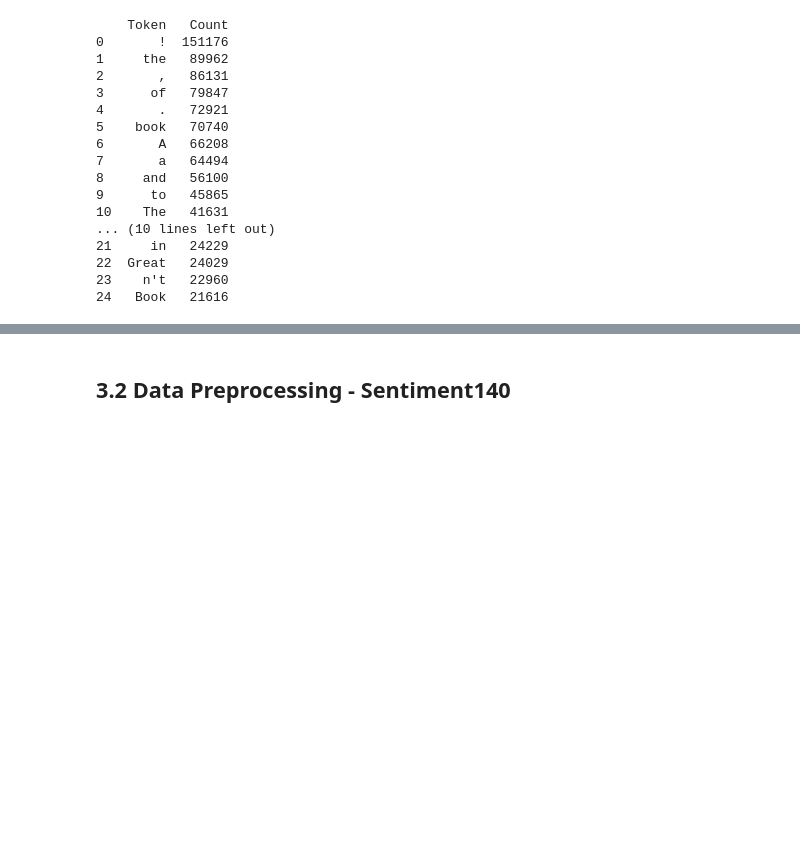
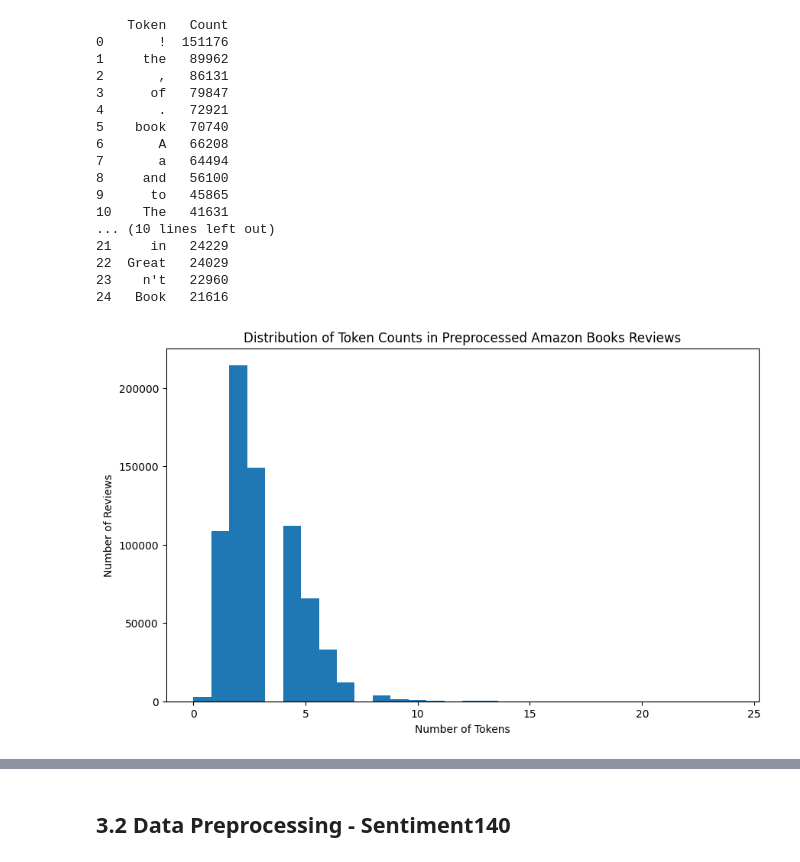
Before and after one commit to Bartosz-Wilkowski/sentiment-analysis, a Jupyter notebook: notebooks/data_preprocessing.ipynb, the cells around one changed output, grey strips where cells are left out. Saved outputs shown, nothing was run; the diff lists cells and outputs as text; code cells hidden in the pictures; blank space fills up the shorter version.

Commit message:
feat(preprocessing): add methods and rename module

```diff
--- a/notebooks/data_inital_preprocessing.ipynb
+++ b/notebooks/data_preprocessing.ipynb
@@ -180,3 +218,11 @@ DataHandler.display_top_tokens(amazon_balanced_df, 'Review')
 22  Great   24029
 23    n't   22960
 24   Book   21616
+# %%
+# clean and preprocess data
+amazon_preprocessed_df = DataUtils.preprocess_data(amazon_balanced_df)
+# %%
+# plot the distribution of token counts
+DataUtils.plot_token_distribution(amazon_preprocessed_df, 'Preprocessed Amazon Books Reviews')
+# %% [output]
+[figure, added]
```
Also changed, not shown: parts of 26 cells of this notebook, 2 other files.
